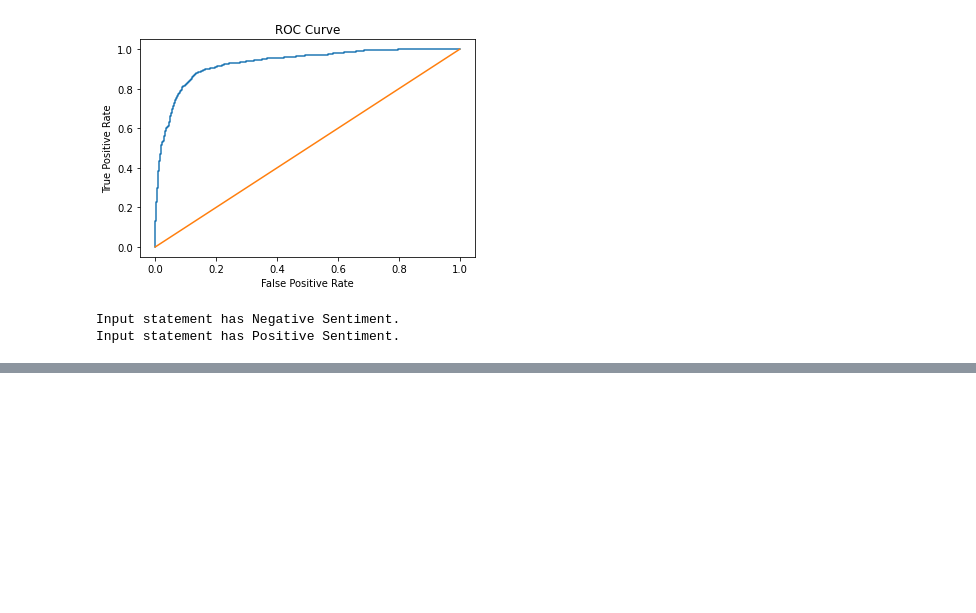
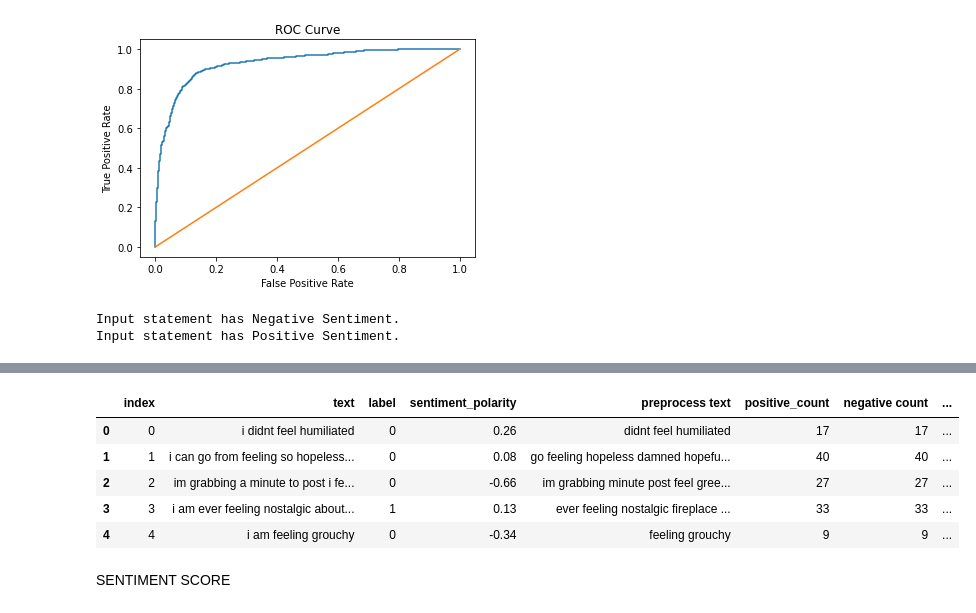
Before and after one commit to Egnite-git/ds-python-du-noelakkidas, a Jupyter notebook: week-4/Sentiment Analysis.ipynb, the cells around one changed output, grey strips where cells are left out. Drawn from its saved outputs; the diff is of its cells as text; code cells hidden in the pictures; blank space fills up the shorter version.

```diff
--- a/week-4/Sentiment Analysis.ipynb
+++ b/week-4/Sentiment Analysis.ipynb
@@ -345,0 +225,11 @@ df.to_excel("Sentiment Analysis.xlsx")
+# %%
+df.head()
+# %% [output]
+|  | index | text | label | sentiment_polarity | preprocess text | positive_count | negative count | ... |
+| 0 | 0 | i didnt feel humiliated | 0 | 0.26 | didnt feel humiliated | 17 | 17 | ... |
+| 1 | 1 | i can go from feeling so hopeless... | 0 | 0.08 | go feeling hopeless damned hopefu... | 40 | 40 | ... |
+| 2 | 2 | im grabbing a minute to post i fe... | 0 | -0.66 | im grabbing minute post feel gree... | 27 | 27 | ... |
+| 3 | 3 | i am ever feeling nostalgic about... | 1 | 0.13 | ever feeling nostalgic fireplace ... | 33 | 33 | ... |
+| 4 | 4 | i am feeling grouchy | 0 | -0.34 | feeling grouchy | 9 | 9 | ... |
+# %% [markdown]
+SENTIMENT SCORE
```
Also changed, not shown: parts of 30 cells of this notebook.
